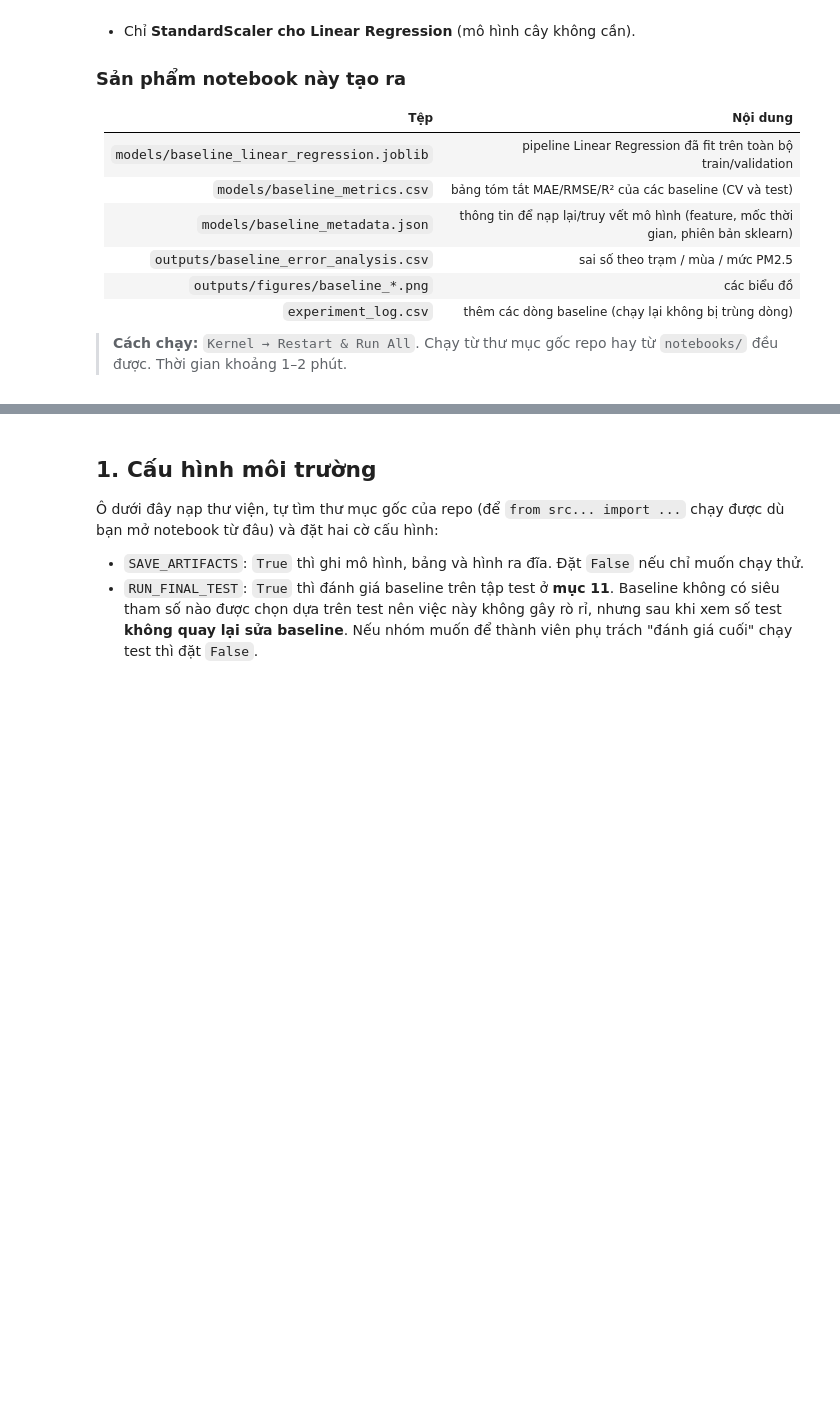
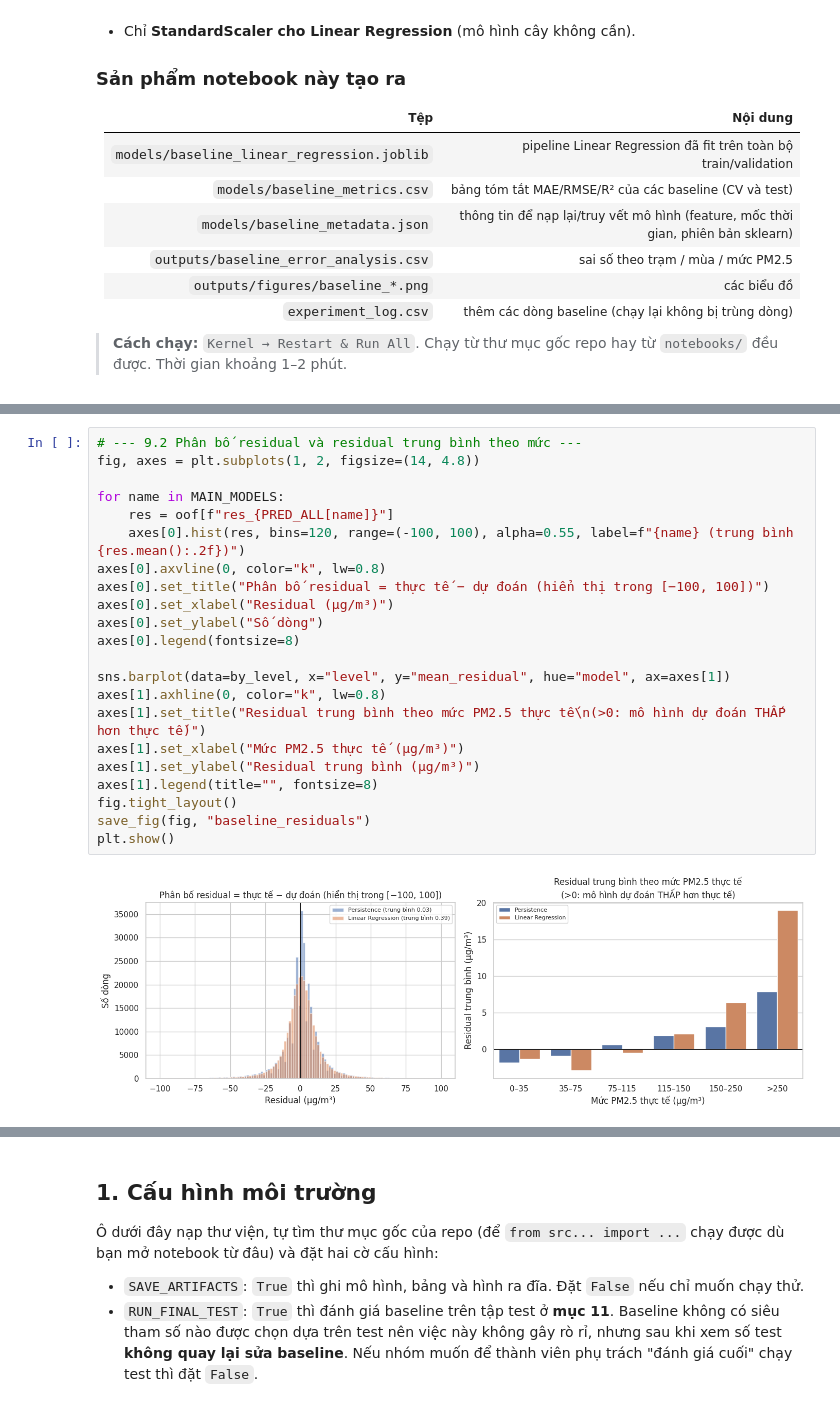
Before and after one commit to bjruly/sgu_finalproject_machinelearning_2026-2027, a Jupyter notebook: notebooks/02_model_training_baseline.ipynb, the cells around one changed output, grey strips where cells are left out. Saved outputs shown, nothing was run; the diff lists cells and outputs as text; blank space fills up the shorter version.

```diff
--- a/notebooks/02_model_training_baseline.ipynb
+++ b/notebooks/02_model_training_baseline.ipynb
@@ -35,0 +651,24 @@ Persistence quan trọng ở chỗ nó trả lời câu hỏi *"mô hình có th
+# %%
+# --- 9.2 Phân bố residual và residual trung bình theo mức ---
+fig, axes = plt.subplots(1, 2, figsize=(14, 4.8))
+
+for name in MAIN_MODELS:
+    res = oof[f"res_{PRED_ALL[name]}"]
+    axes[0].hist(res, bins=120, range=(-100, 100), alpha=0.55, label=f"{name} (trung bình {res.mean():.2f})")
+axes[0].axvline(0, color="k", lw=0.8)
+axes[0].set_title("Phân bố residual = thực tế − dự đoán (hiển thị trong [−100, 100])")
+axes[0].set_xlabel("Residual (µg/m³)")
+axes[0].set_ylabel("Số dòng")
+axes[0].legend(fontsize=8)
+
+sns.barplot(data=by_level, x="level", y="mean_residual", hue="model", ax=axes[1])
+axes[1].axhline(0, color="k", lw=0.8)
+axes[1].set_title("Residual trung bình theo mức PM2.5 thực tế\n(>0: mô hình dự đoán THẤP hơn thực tế)")
+axes[1].set_xlabel("Mức PM2.5 thực tế (µg/m³)")
+axes[1].set_ylabel("Residual trung bình (µg/m³)")
+axes[1].legend(title="", fontsize=8)
+fig.tight_layout()
+save_fig(fig, "baseline_residuals")
+plt.show()
+# %% [output]
+[figure, added]
```
Also changed, not shown: parts of 54 cells of this notebook.
